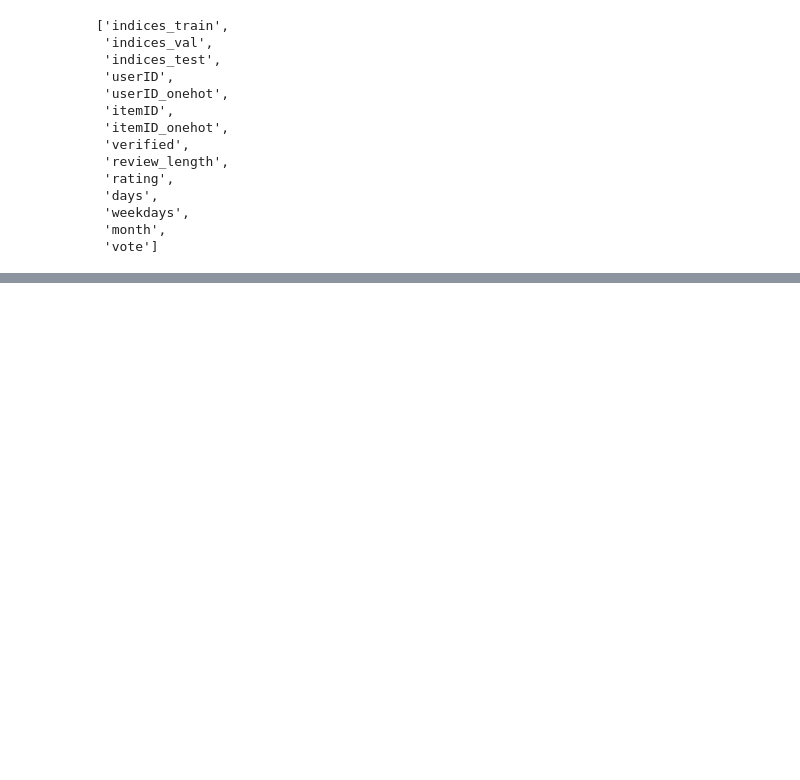
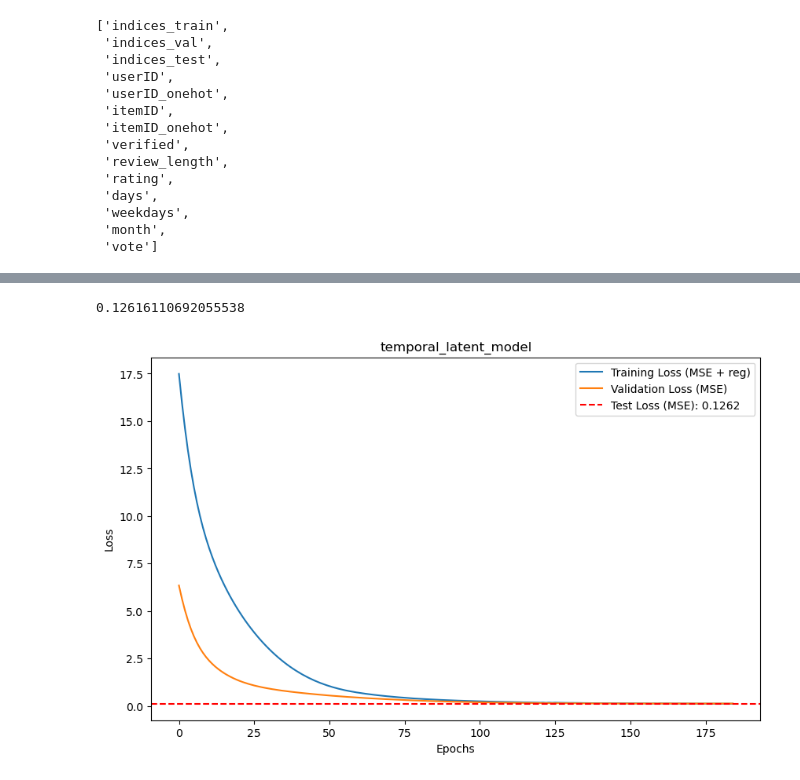
Before and after one commit to weixiao-zhan/CSE258_assignment2, a Jupyter notebook: regression_latent_factor.ipynb, the cells around one changed output, grey strips where cells are left out. Cells and saved outputs as stored; diff of their text form; code cells hidden in the pictures; blank space fills up the shorter version.

```diff
--- a/regression_latent_factor.ipynb
+++ b/regression_latent_factor.ipynb
@@ -112,0 +523,8 @@ mean_squared_error(vote[indices_test], prediction_test)
+# %%
+prediction_test = best_tl_model.forward(*[torch.tensor(x[indices_test], device=device) for x in [userID, itemID, day, day_bin, weekday, month]]).cpu().detach().numpy()
+test_loss = mean_squared_error(vote[indices_test], prediction_test)
+print(test_loss)
+plot(tl_model.log_loss, tl_model.log_val_loss, test_loss, "temporal_latent_model")
+# %% [output]
+0.12616110692055538
+[figure, added]
```
Also changed, not shown: parts of 17 cells of this notebook, 1 other file.
